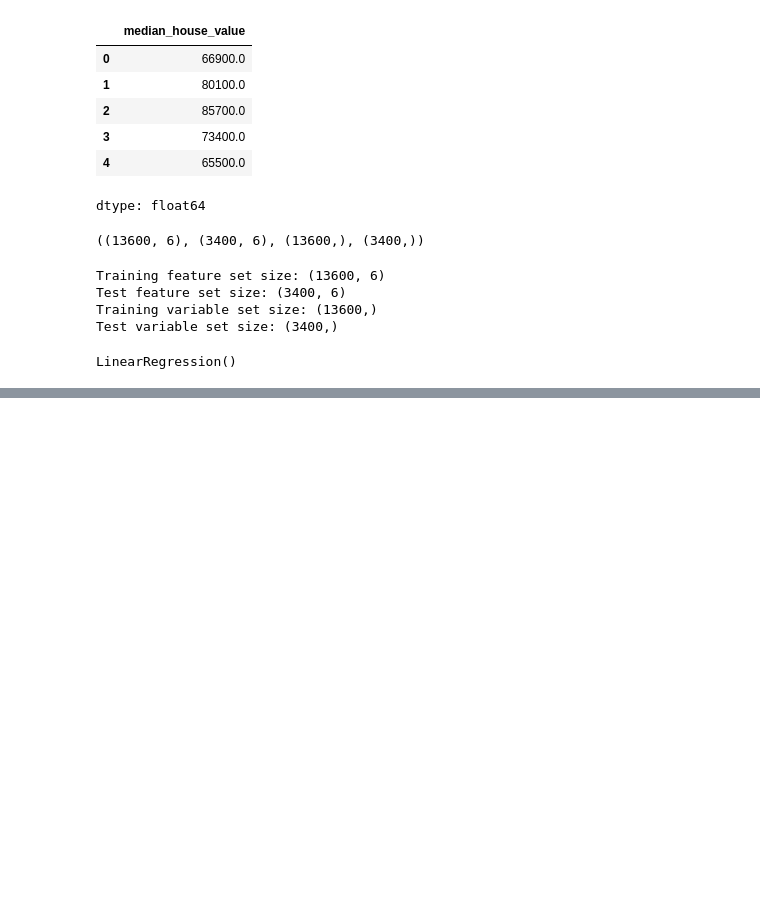
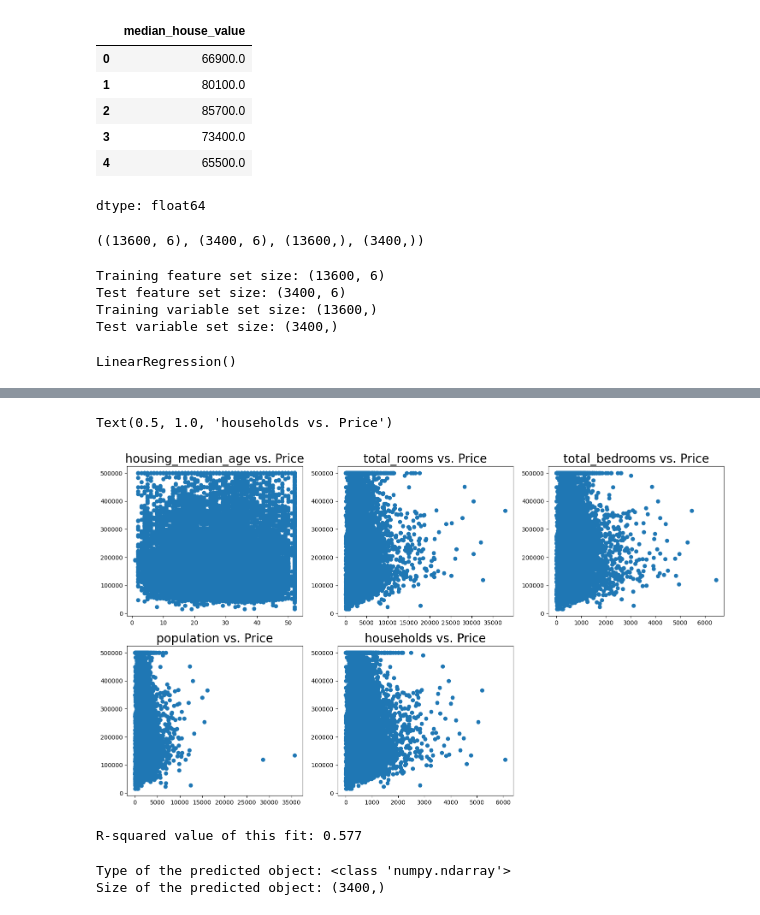
Before and after one commit to 2303A51236/AIML-2025BT17-18, a Jupyter notebook: AIML4.ipynb, the cells around one changed output, grey strips where cells are left out. Saved outputs shown, nothing was run; the diff lists cells and outputs as text; code cells hidden in the pictures; blank space fills up the shorter version.

```diff
--- a/AIML4.ipynb
+++ b/AIML4.ipynb
@@ -162,0 +181,18 @@ LinearRegression()
+# %%
+n=X_train.shape[0]
+k=X_train.shape[1]
+datasetN = n-k
+train_pred=reg.predict(X_train)
+train_error = np.square(train_pred - y_train)
+sum_error=np.sum(train_error)
+se=[0,0,0,0,0,0]
+for i in range(k):
+    r = (sum_error/dfN)
+    r = r/np.sum(np.square(X_train[
+        list(X_train.columns)[i]]-X_train[list(X_train.columns)[i]].mean()))
+    se[i]=np.sqrt(r)
+# %%
+cdf['t-statistic'] = cdf['Coefficients'] / se
+print("Therefore, features arranged in the order of importance for predicting the house price\n",'-'*90,sep='')
+l=list(cdf.sort_values("t-statistic",ascending=False).index)
+print(' > \n'.join(l))
@@ -162,0 +208,44 @@ LinearRegression()
+# %%
+l=list(cdf.index)
+from matplotlib import gridspec
+fig = plt.figure(figsize=(18, 10))
+gs = gridspec.GridSpec(2,3)
+#f, ax = plt.subplots(nrows=1,ncols=len(l), sharey=True)
+ax0 = plt.subplot(gs[0])
+# The column name was incorrect. Changed 'Price' to 'median_house_value'
+ax0.scatter(dataset[l[0]],dataset['median_house_value'])
+ax0.set_title(l[0]+" vs. Price", fontdict={'fontsize':20})
+
+ax1 = plt.subplot(gs[1])
+# The column name was incorrect. Changed 'Price' to 'median_house_value'
+ax1.scatter(dataset[l[1]],dataset['median_house_value'])
+ax1.set_title(l[1]+" vs. Price",fontdict={'fontsize':20})
+
+ax2 = plt.subplot(gs[2])
+# The column name was incorrect. Changed 'Price' to 'median_house_value'
+ax2.scatter(dataset[l[2]],dataset['median_house_value'])
+ax2.set_title(l[2]+" vs. Price",fontdict={'fontsize':20})
+
+ax3 = plt.subplot(gs[3])
+# The column name was incorrect. Changed 'Price' to 'median_house_value'
+ax3.scatter(dataset[l[3]],dataset['median_house_value'])
+ax3.set_title(l[3]+" vs. Price",fontdict={'fontsize':20})
+
+ax4 = plt.subplot(gs[4])
+# The column name was incorrect. Changed 'Price' to 'median_house_value'
+ax4.scatter(dataset[l[4]],dataset['median_house_value'])
+ax4.set_title(l[4]+" vs. Price",fontdict={'fontsize':20})
+# %% [output]
+Text(0.5, 1.0, 'households vs. Price')
+[figure, added]
+# %%
+print("R-squared value of this fit:",round(metrics.r2_score(y_train,train_pred),3))
+# %% [output]
+R-squared value of this fit: 0.577
+# %%
+predictions = reg.predict(X_test)
+print ("Type of the predicted object:", type(predictions))
+print ("Size of the predicted object:", predictions.shape)
+# %% [output]
+Type of the predicted object: <class 'numpy.ndarray'>
+Size of the predicted object: (3400,)
```
Also changed, not shown: parts of 10 cells of this notebook.
